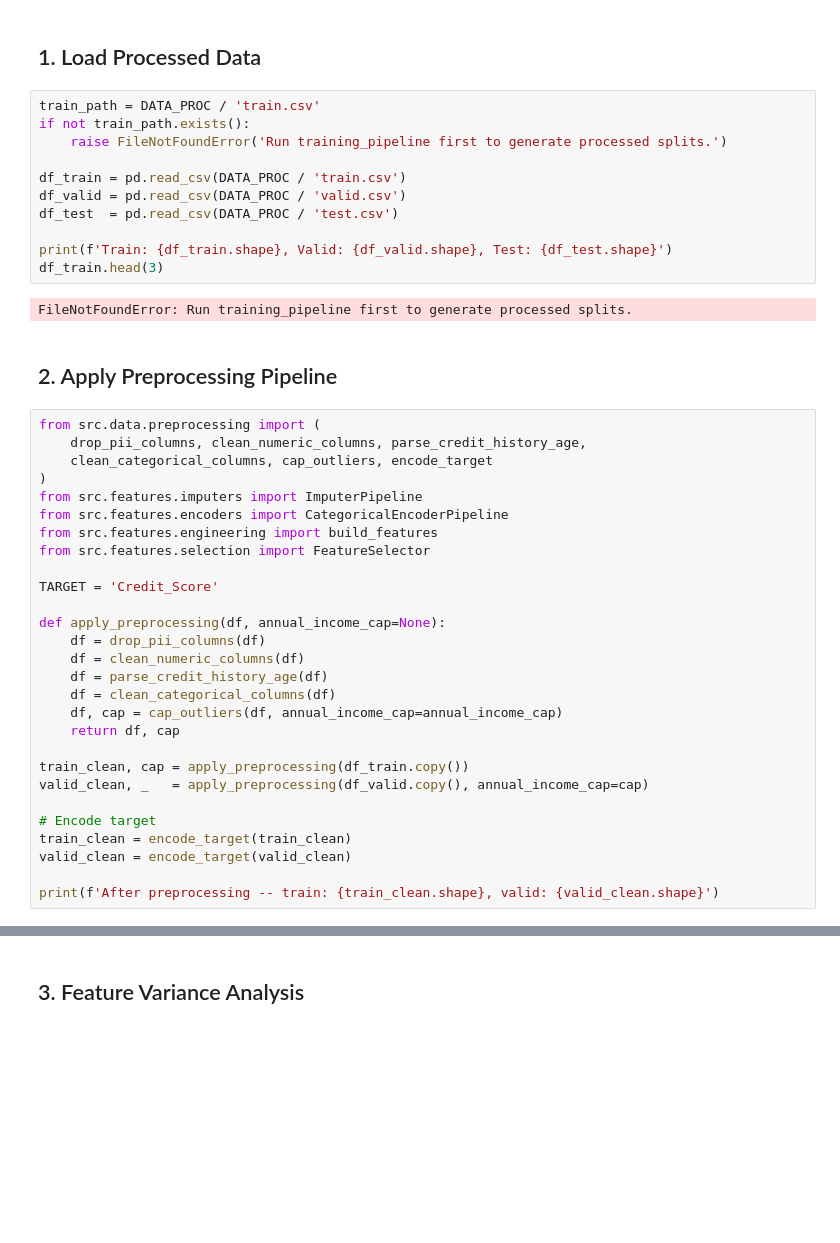
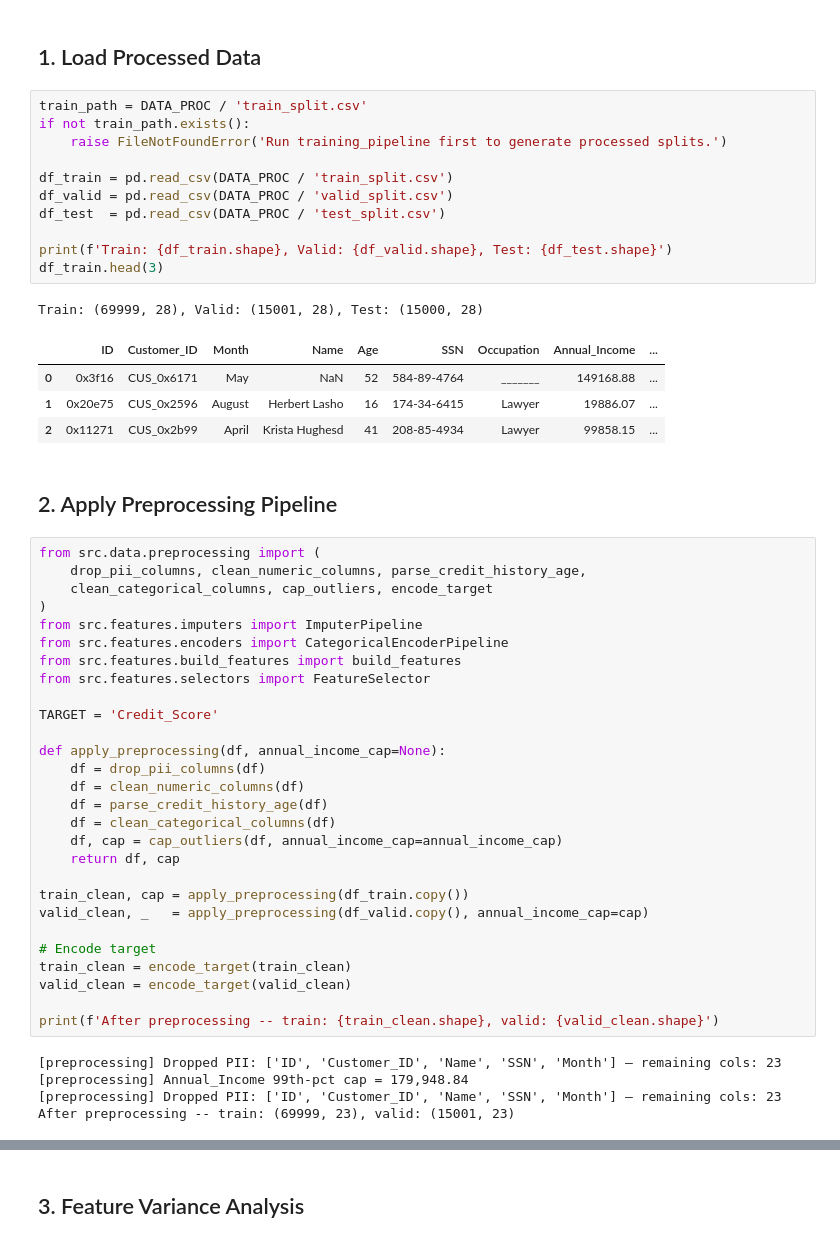
Before and after one commit to Dang-Huy/MLOps-Group-8, a Jupyter notebook: notebooks/02_feature_analysis.ipynb, the cells around one changed output, grey strips where cells are left out. Cells and saved outputs as stored; diff of their text form; blank space fills up the shorter version.

```diff
--- a/notebooks/02_feature_analysis.ipynb
+++ b/notebooks/02_feature_analysis.ipynb
@@ -39,18 +39,22 @@ Repo root: D:\DSEB\SEM 6\MLOps\MLOps-Group-8
 # %% [markdown]
 ## 1. Load Processed Data
 # %%
-train_path = DATA_PROC / 'train.csv'
+train_path = DATA_PROC / 'train_split.csv'
 if not train_path.exists():
     raise FileNotFoundError('Run training_pipeline first to generate processed splits.')
 
-df_train = pd.read_csv(DATA_PROC / 'train.csv')
-df_valid = pd.read_csv(DATA_PROC / 'valid.csv')
-df_test  = pd.read_csv(DATA_PROC / 'test.csv')
+df_train = pd.read_csv(DATA_PROC / 'train_split.csv')
+df_valid = pd.read_csv(DATA_PROC / 'valid_split.csv')
+df_test  = pd.read_csv(DATA_PROC / 'test_split.csv')
 
 print(f'Train: {df_train.shape}, Valid: {df_valid.shape}, Test: {df_test.shape}')
 df_train.head(3)
 # %% [output]
-FileNotFoundError: Run training_pipeline first to generate processed splits.
+Train: (69999, 28), Valid: (15001, 28), Test: (15000, 28)
+|  | ID | Customer_ID | Month | Name | Age | SSN | Occupation | Annual_Income | ... |
+| 0 | 0x3f16 | CUS_0x6171 | May | NaN | 52 | 584-89-4764 | _______ | 149168.88 | ... |
+| 1 | 0x20e75 | CUS_0x2596 | August | Herbert Lasho | 16 | 174-34-6415 | Lawyer | 19886.07 | ... |
+| 2 | 0x11271 | CUS_0x2b99 | April | Krista Hughesd | 41 | 208-85-4934 | Lawyer | 99858.15 | ... |
 # %% [markdown]
 ## 2. Apply Preprocessing Pipeline
 # %%
@@ -60,8 +64,8 @@ from src.data.preprocessing import (
 )
 from src.features.imputers import ImputerPipeline
 from src.features.encoders import CategoricalEncoderPipeline
-from src.features.engineering import build_features
-from src.features.selection import FeatureSelector
+from src.features.build_features import build_features
+from src.features.selectors import FeatureSelector
 
 TARGET = 'Credit_Score'
 
@@ -81,6 +85,11 @@ train_clean = encode_target(train_clean)
 valid_clean = encode_target(valid_clean)
 
 print(f'After preprocessing -- train: {train_clean.shape}, valid: {valid_clean.shape}')
+# %% [output]
+[preprocessing] Dropped PII: ['ID', 'Customer_ID', 'Name', 'SSN', 'Month'] — remaining cols: 23
+[preprocessing] Annual_Income 99th-pct cap = 179,948.84
+[preprocessing] Dropped PII: ['ID', 'Customer_ID', 'Name', 'SSN', 'Month'] — remaining cols: 23
+After preprocessing -- train: (69999, 23), valid: (15001, 23)
 # %%
 # Impute
 imputer = ImputerPipeline()
```
Also changed, not shown: parts of 11 cells of this notebook, 18 other files.
